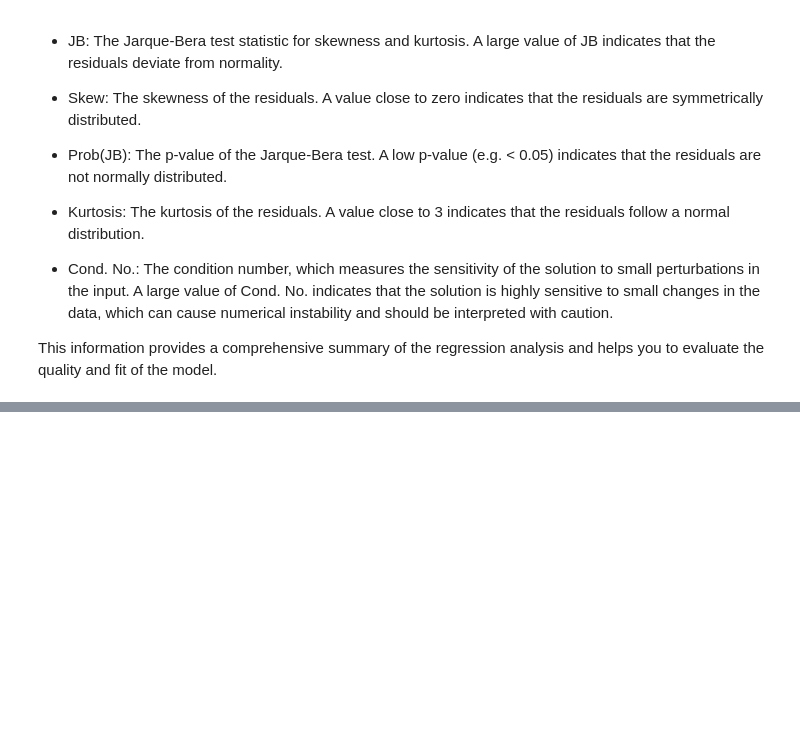
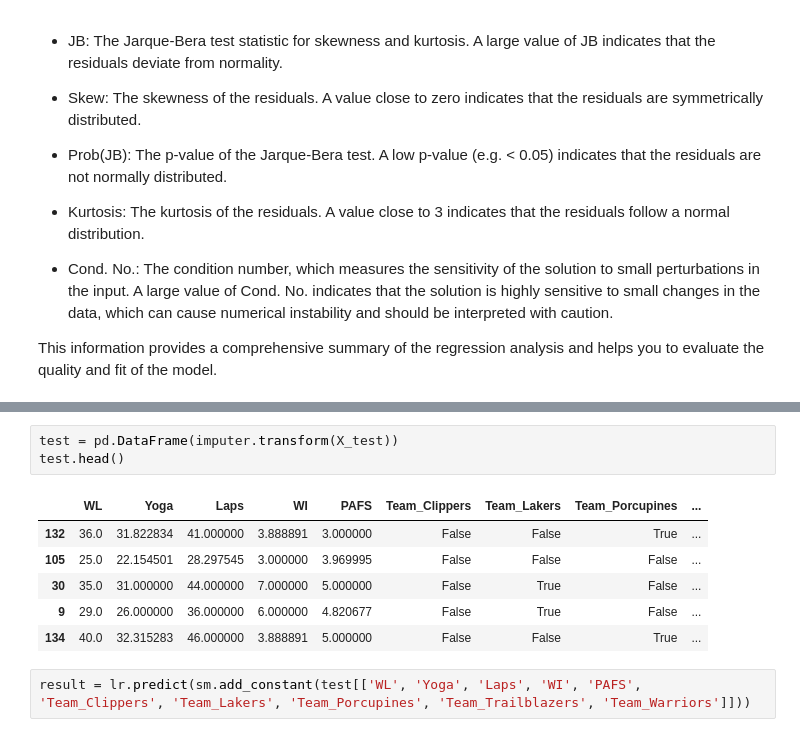
Before and after one commit to sk-aili/sports-analytics-2, a Jupyter notebook: lib/polynomial_regression.ipynb, the cells around one changed output, grey strips where cells are left out. Cells and saved outputs as stored; diff of their text form; blank space fills up the shorter version.

```diff
--- a/lib/polynomial_regression.ipynb
+++ b/lib/polynomial_regression.ipynb
@@ -985,0 +1006,12 @@ This information provides a comprehensive summary of the regression analysis and
+# %%
+test = pd.DataFrame(imputer.transform(X_test))
+test.head()
+# %% [output]
+|  | WL | Yoga | Laps | WI | PAFS | Team_Clippers | Team_Lakers | Team_Porcupines | ... |
+| 132 | 36.0 | 31.822834 | 41.000000 | 3.888891 | 3.000000 | False | False | True | ... |
+| 105 | 25.0 | 22.154501 | 28.297545 | 3.000000 | 3.969995 | False | False | False | ... |
+| 30 | 35.0 | 31.000000 | 44.000000 | 7.000000 | 5.000000 | False | True | False | ... |
+| 9 | 29.0 | 26.000000 | 36.000000 | 6.000000 | 4.820677 | False | True | False | ... |
+| 134 | 40.0 | 32.315283 | 46.000000 | 3.888891 | 5.000000 | False | False | True | ... |
+# %%
+result = lr.predict(sm.add_constant(test[['WL', 'Yoga', 'Laps', 'WI', 'PAFS', 'Team_Clippers', 'Team_Lakers', 'Team_Porcupines', 'Team_Trailblazers', 'Team_Warriors']]))
```
Also changed, not shown: parts of 7 cells of this notebook.
